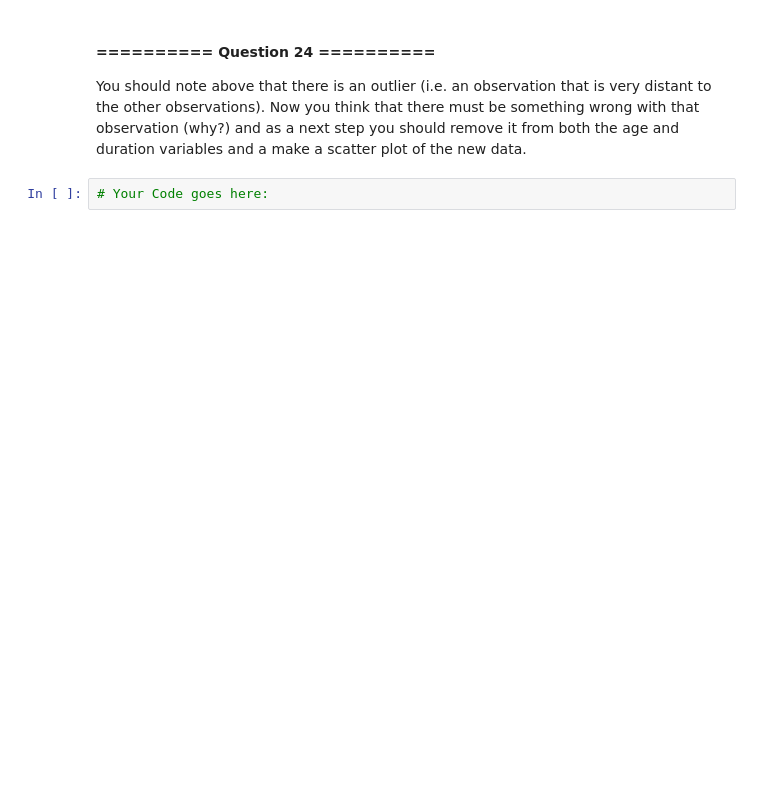
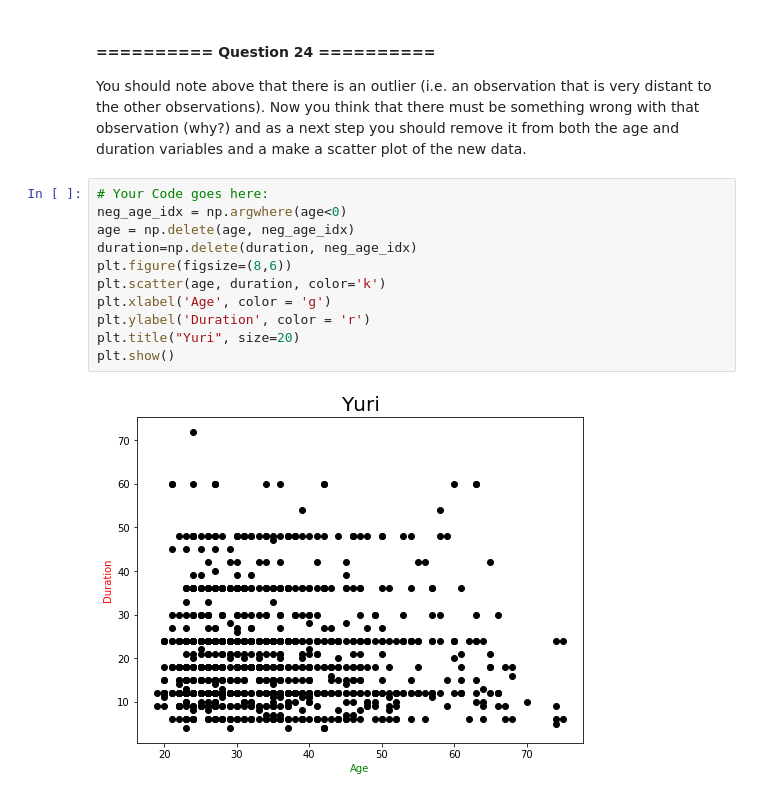
Before and after one commit to tuyu95/IAML2018, a Jupyter notebook: Labs/00 - Introduction.ipynb, the cells around one changed output. Cells and saved outputs as stored; diff of their text form; blank space fills up the shorter version.

```diff
--- a/Labs/00 - Introduction.ipynb
+++ b/Labs/00 - Introduction.ipynb
@@ -1557,5 +1692,16 @@ Initialise an empty figure of size (8,6). Create a scatter plot of the observati
 # %% [markdown]
 #### ========== Question 24 ==========
 You should note above that there is an outlier (i.e. an observation that is very distant to the other observations). Now you think that there must be something wrong with that observation (why?) and as a next step you should remove it from both the age and duration variables and a make a scatter plot of the new data.
-# %%
-# Your Code goes here:
+# %%
+# Your Code goes here:
+neg_age_idx = np.argwhere(age<0)
+age = np.delete(age, neg_age_idx)
+duration=np.delete(duration, neg_age_idx)
+plt.figure(figsize=(8,6))
+plt.scatter(age, duration, color='k')
+plt.xlabel('Age', color = 'g')
+plt.ylabel('Duration', color = 'r')
+plt.title("Yuri", size=20)
+plt.show()
+# %% [output]
+[figure, added]
```
Also changed, not shown: parts of 21 cells of this notebook, 1 other file.
